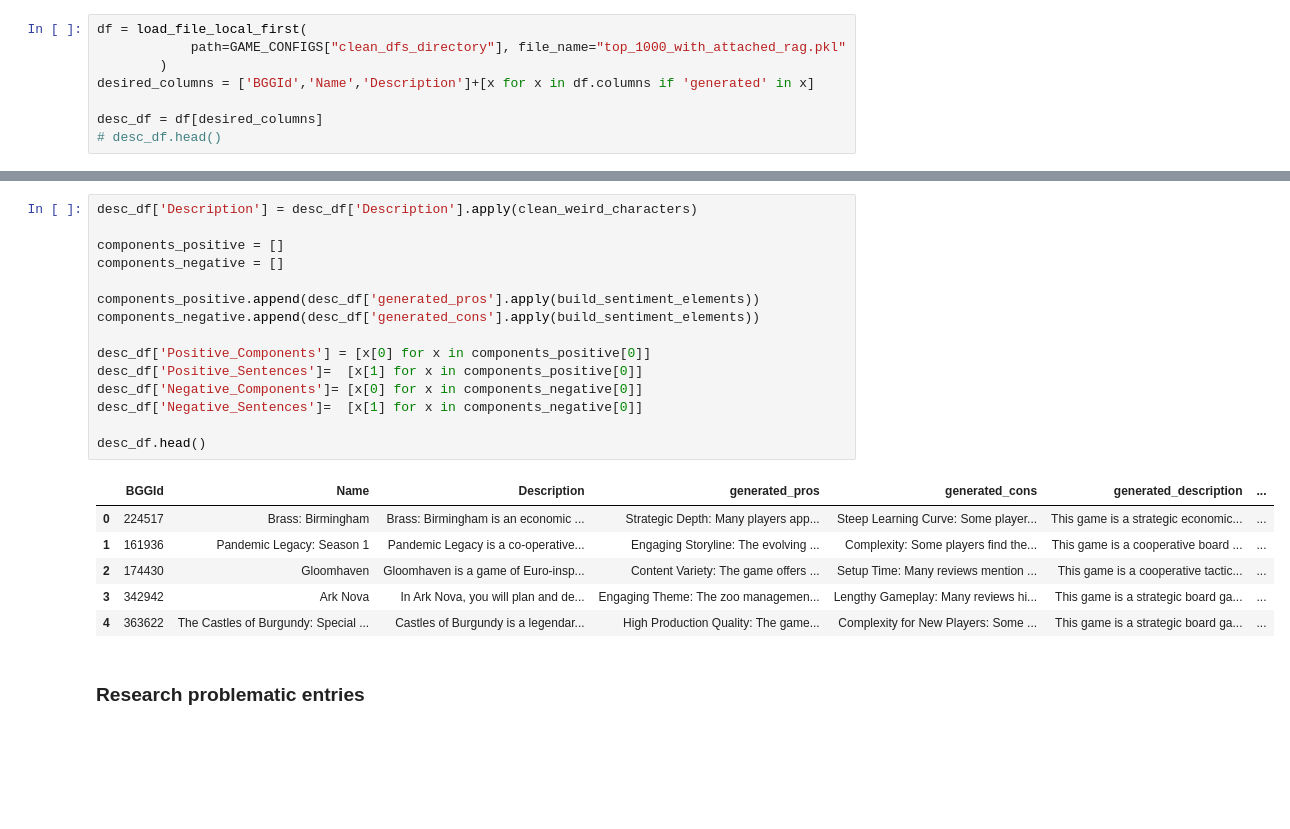
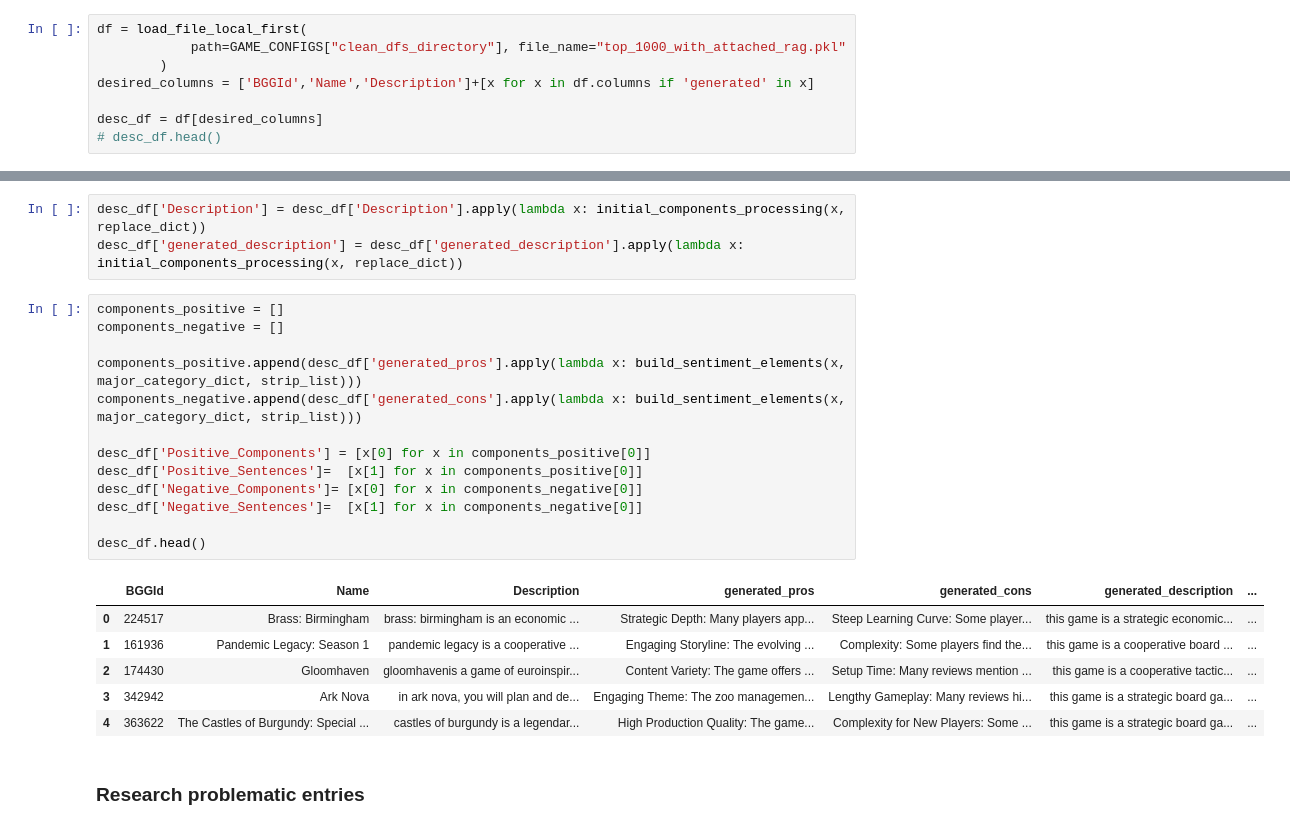
Before and after one commit to threnjen/boardgamegeek, a Jupyter notebook: exploratory_notebooks/01_build_top_1000_generated_pros_cons.ipynb, the cells around one changed output, grey strips where cells are left out. Drawn from its saved outputs; the diff is of its cells as text; blank space fills up the shorter version.

```diff
--- a/exploratory_notebooks/01_build_top_1000_generated_pros_cons.ipynb
+++ b/exploratory_notebooks/01_build_top_1000_generated_pros_cons.ipynb
@@ -116,25 +43,26 @@ def build_sentiment_elements(incoming_row):
+# %%
+desc_df['Description'] = desc_df['Description'].apply(lambda x: initial_components_processing(x, replace_dict))
+desc_df['generated_description'] = desc_df['generated_description'].apply(lambda x: initial_components_processing(x, replace_dict))
 # %%
-desc_df['Description'] = desc_df['Description'].apply(clean_weird_characters)
-
 components_positive = []
 components_negative = []
 
-components_positive.append(desc_df['generated_pros'].apply(build_sentiment_elements))
-components_negative.append(desc_df['generated_cons'].apply(build_sentiment_elements))
+components_positive.append(desc_df['generated_pros'].apply(lambda x: build_sentiment_elements(x, major_category_dict, strip_list)))
+components_negative.append(desc_df['generated_cons'].apply(lambda x: build_sentiment_elements(x, major_category_dict, strip_list)))
 
 desc_df['Positive_Components'] = [x[0] for x in components_positive[0]]
 desc_df['Positive_Sentences']=  [x[1] for x in components_positive[0]]
 desc_df['Negative_Components']= [x[0] for x in components_negative[0]]
 desc_df['Negative_Sentences']=  [x[1] for x in components_negative[0]]
 
 desc_df.head()
 # %% [output]
 |  | BGGId | Name | Description | generated_pros | generated_cons | generated_description | ... |
-| 0 | 224517 | Brass: Birmingham | Brass: Birmingham is an economic ... | Strategic Depth: Many players app... | Steep Learning Curve: Some player... | This game is a strategic economic... | ... |
-| 1 | 161936 | Pandemic Legacy: Season 1 | Pandemic Legacy is a co-operative... | Engaging Storyline: The evolving ... | Complexity: Some players find the... | This game is a cooperative board ... | ... |
-| 2 | 174430 | Gloomhaven | Gloomhaven is a game of Euro-insp... | Content Variety: The game offers ... | Setup Time: Many reviews mention ... | This game is a cooperative tactic... | ... |
-| 3 | 342942 | Ark Nova | In Ark Nova, you will plan and de... | Engaging Theme: The zoo managemen... | Lengthy Gameplay: Many reviews hi... | This game is a strategic board ga... | ... |
-| 4 | 363622 | The Castles of Burgundy: Special ... | Castles of Burgundy is a legendar... | High Production Quality: The game... | Complexity for New Players: Some ... | This game is a strategic board ga... | ... |
+| 0 | 224517 | Brass: Birmingham | brass: birmingham is an economic ... | Strategic Depth: Many players app... | Steep Learning Curve: Some player... | this game is a strategic economic... | ... |
+| 1 | 161936 | Pandemic Legacy: Season 1 | pandemic legacy is a cooperative ... | Engaging Storyline: The evolving ... | Complexity: Some players find the... | this game is a cooperative board ... | ... |
+| 2 | 174430 | Gloomhaven | gloomhavenis a game of euroinspir... | Content Variety: The game offers ... | Setup Time: Many reviews mention ... | this game is a cooperative tactic... | ... |
+| 3 | 342942 | Ark Nova | in ark nova, you will plan and de... | Engaging Theme: The zoo managemen... | Lengthy Gameplay: Many reviews hi... | this game is a strategic board ga... | ... |
+| 4 | 363622 | The Castles of Burgundy: Special ... | castles of burgundy is a legendar... | High Production Quality: The game... | Complexity for New Players: Some ... | this game is a strategic board ga... | ... |
 # %% [markdown]
 ### Research problematic entries
 # %%
```
Also changed, not shown: parts of 7 cells of this notebook, 5 other files.
